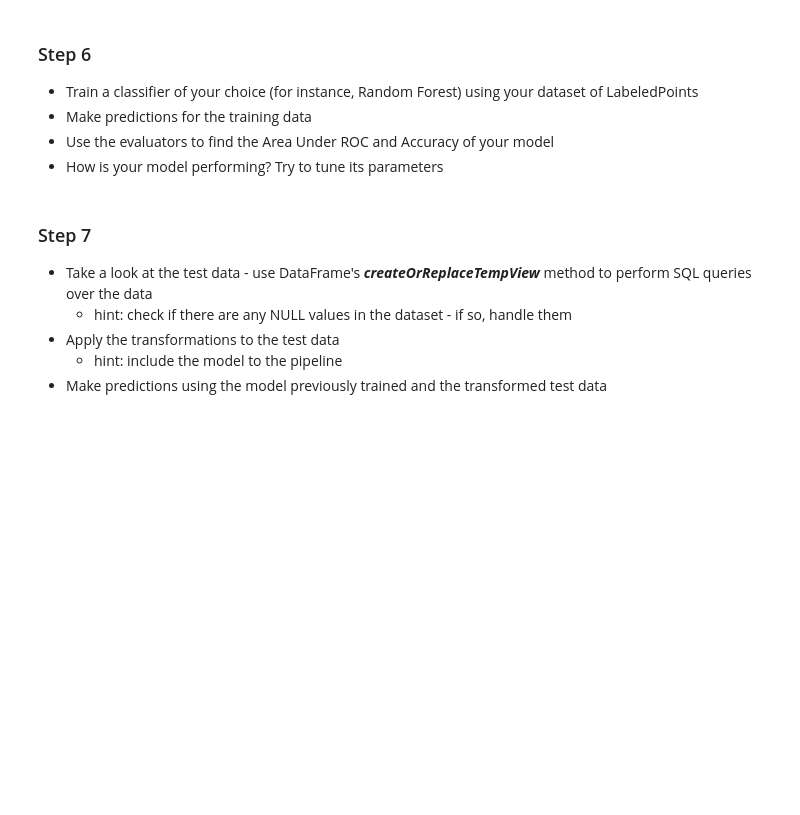
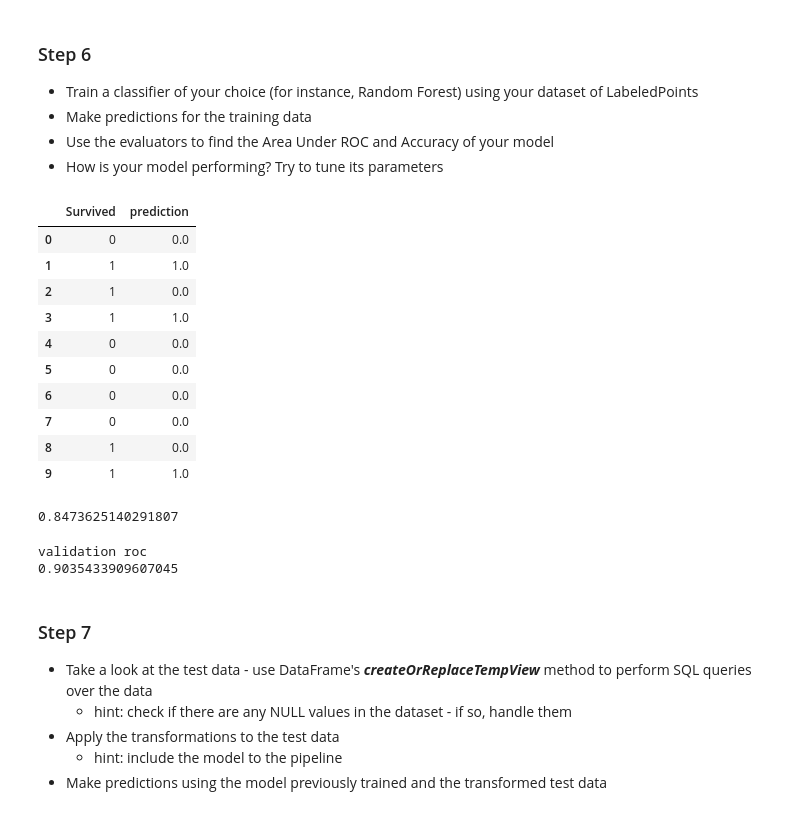
Before and after one commit to kiranp11/DSR-Spark-AppliedML, a Jupyter notebook: notebooks/Titanic DF Exercise - B15.ipynb, the cells around one changed output. Cells and saved outputs as stored; diff of their text form; code cells hidden in the pictures; blank space fills up the shorter version.

Commit message:
[] random forest on titanic data set using pyspark

```diff
--- a/notebooks/Titanic DF Exercise - B15.ipynb
+++ b/notebooks/Titanic DF Exercise - B15.ipynb
@@ -117,11 +122,11 @@ from pyspark.ml.feature import StringIndexer, OneHotEncoder
 from pyspark.ml.feature import VectorAssembler
 from pyspark.mllib.util import MLUtils
 
-m1 = StringIndexer(inputCol="Name", outputCol="Name1").fit(trainFilled)
-transformed=m1.transform(trainFilled)
+# m1 = StringIndexer(inputCol="Name", outputCol="Name1").fit(trainFilled)
+# transformed=m1.transform(trainFilled)
 
-m2 = StringIndexer(inputCol="Sex", outputCol="Sex1").fit(transformed)
-transformed=m2.transform(transformed)
+m2 = StringIndexer(inputCol="Sex", outputCol="Sex1").fit(trainFilled)
+transformed=m2.transform(trainFilled)
 
 m3 = OneHotEncoder(dropLast=True, inputCol="Sex1", outputCol="Sex2")
 transformed=m3.transform(transformed)
@@ -158,10 +163,9 @@ transformed.select("Embarked2", "Sex2", "Ticket1", "Pclass1").show()
 +-------------+-------------+-------+-------------+
 only showing top 20 rows
 # %%
+# Using a VectorAssembler to put together all feature columns
 assembler = VectorAssembler(inputCols = ["Pclass1","Sex2","Age","SibSp",
                                          "Parch","Fare","Embarked2"
                                         ], outputCol = "vfeatures")
 
-dfVec = assembler.transform(transformed)
+assembled = assembler.transform(transformed)
-# %%
-assembled = dfVec.select("Survived","vfeatures")
@@ -228,9 +246,68 @@ from pyspark.ml.pipeline import Pipeline
 # %%
 from pyspark.ml.classification import RandomForestClassifier
 from pyspark.ml.classification import RandomForestClassificationModel
 from pyspark.ml.evaluation import BinaryClassificationEvaluator, MulticlassClassificationEvaluator
+from pyspark.sql import functions as F
 
-### INSERT YOUR CODE HERE
+rfc = RandomForestClassifier().setLabelCol("Survived")\
+            .setFeaturesCol('scaledFeat')\
+            .setNumTrees(10)
+
+
+pipeline = Pipeline(stages=[
+                            m2,
+                            m3,
+                            m4,
+                            m5,
+#                             m6,
+                            m7,
+                            assembler,
+                            scalar2,
+                            rfc
+                           ])
+
+model = pipeline.fit(trainFilled)
+
+predictionsRFC = model.transform(trainFilled)
+
+predictionsRFC.select('Survived','prediction').limit(10).toPandas()
+# %% [output]
+|  | Survived | prediction |
+| 0 | 0 | 0.0 |
+| 1 | 1 | 1.0 |
+| 2 | 1 | 0.0 |
+| 3 | 1 | 1.0 |
+| 4 | 0 | 0.0 |
+| 5 | 0 | 0.0 |
+| 6 | 0 | 0.0 |
+| 7 | 0 | 0.0 |
+| 8 | 1 | 0.0 |
+| 9 | 1 | 1.0 |
+# %%
+#Accuracy
+
+a = predictionsRFC.withColumn('foo',(predictionsRFC['Survived'] - predictionsRFC['prediction']))
+
+absSum = predictionsRFC.withColumn("absDiff", F.expr('abs(Survived - prediction)'))
+
+1-absSum.select('absDiff').agg({'*':'sum'}).collect()[0][0]/predictionsRFC.count()
+# %% [output]
+0.8473625140291807
+# %%
+from pyspark.ml.evaluation import BinaryClassificationEvaluator
+# Defines an evaluator based on the metric areaUnderROC
+evaluator = BinaryClassificationEvaluator().setLabelCol("Survived") \
+                            .setRawPredictionCol("rawPrediction") \
+                            .setMetricName("areaUnderROC")
+
+# Evaluate the predictions
+roc = evaluator.evaluate(predictionsRFC)
+
+print("validation roc")
+print(roc)
+# %% [output]
+validation roc
+0.9035433909607045
 # %% [markdown]
 ### Step 7
 - Take a look at the test data - use DataFrame's ***createOrReplaceTempView*** method to perform SQL queries over the data
```
Also changed, not shown: parts of 11 cells of this notebook, 1 other file.
